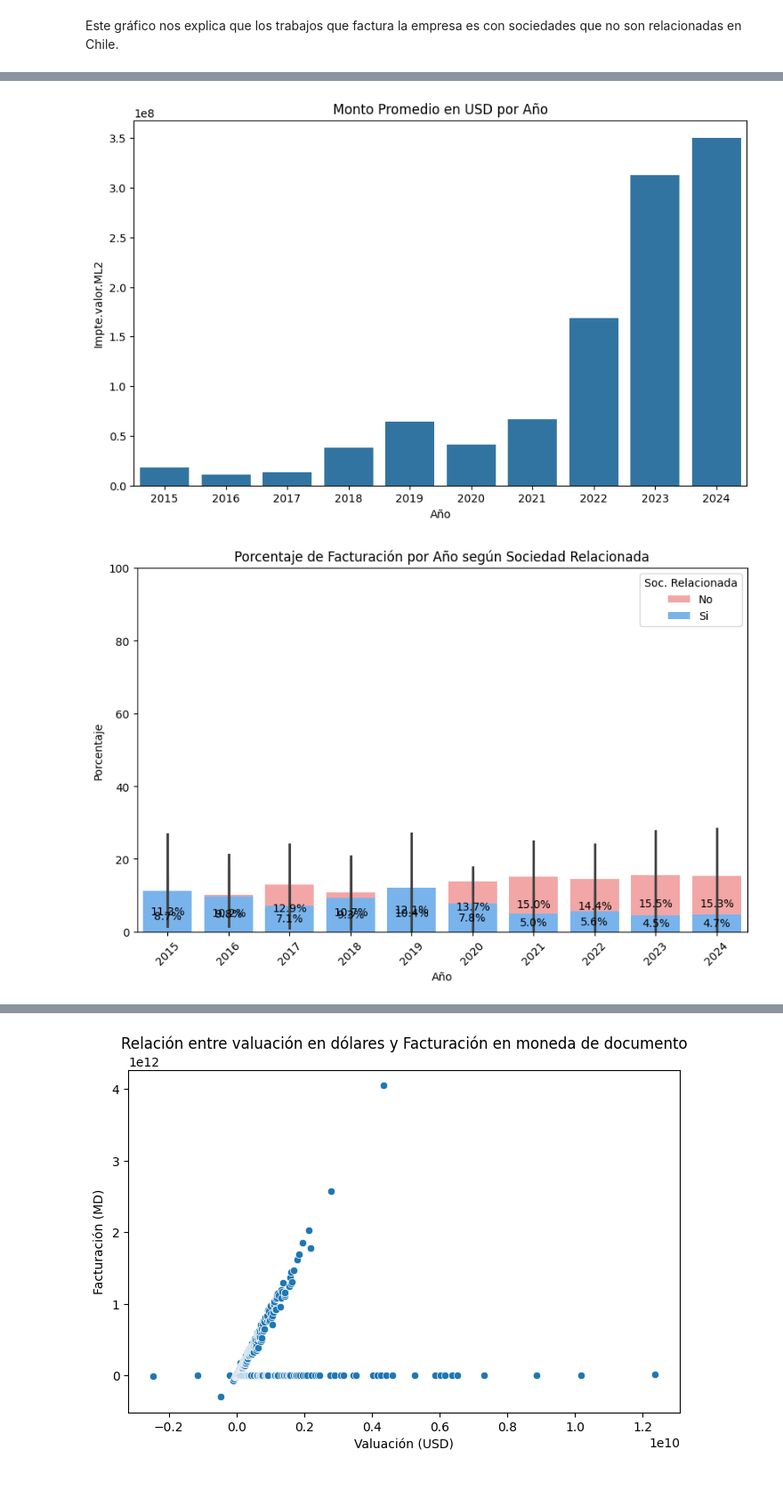
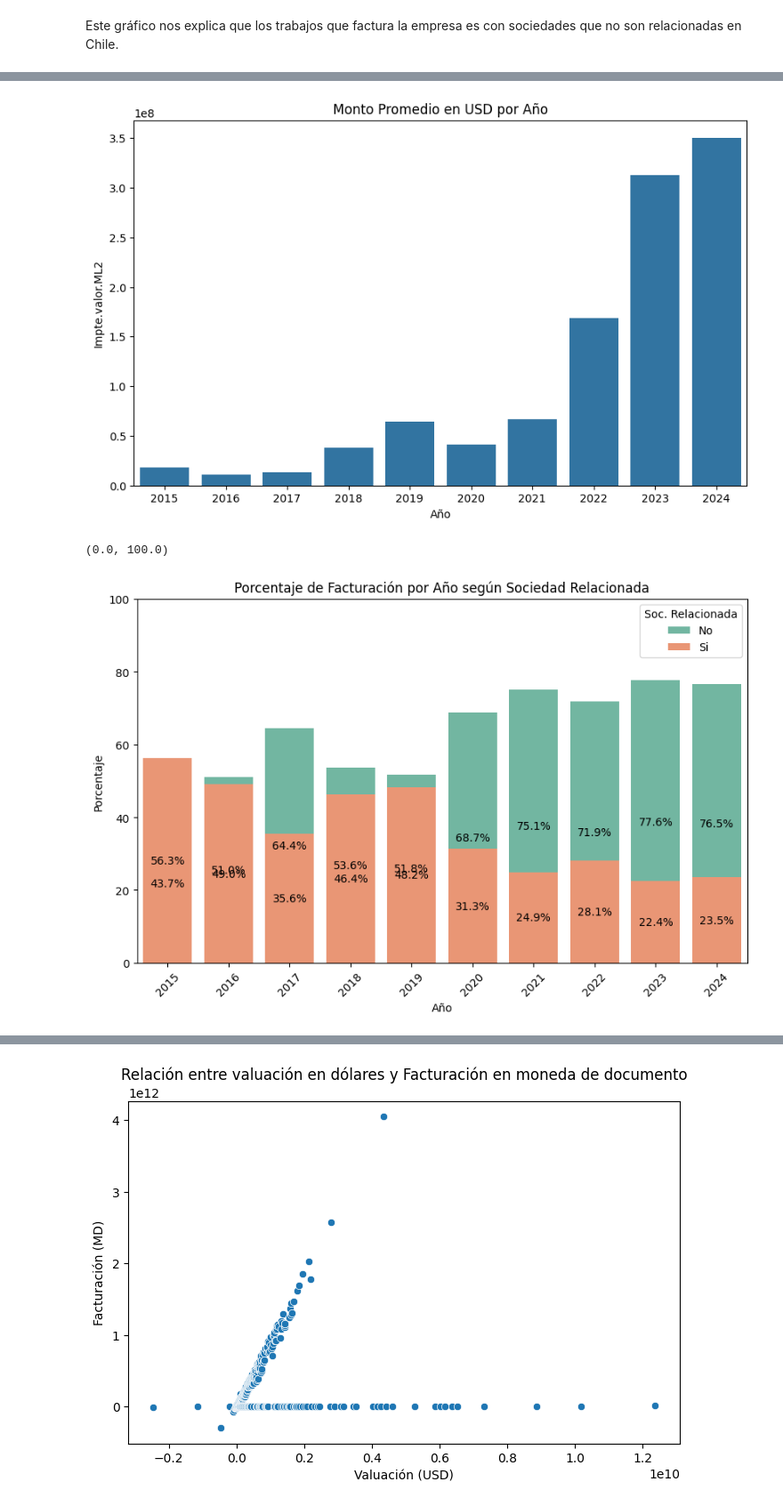
Before and after one commit to 1fac/mi_proyecto_git_61680, a Jupyter notebook: Mi_proyecto_61680.ipynb, the cells around one changed output, grey strips where cells are left out. Shown at 89% size. Cells and saved outputs as stored; diff of their text form; code cells hidden in the pictures.

```diff
--- a/Mi_proyecto_61680.ipynb
+++ b/Mi_proyecto_61680.ipynb
@@ -1246,25 +1327,30 @@ plt.show()
 facturacion_agrupada = facturacion_chile.groupby(['Año', 'Soc. Relacionada'])['Impte.valor.ML2'].sum().reset_index()
 
 # Obtener el total por año
-total_por_anio = facturacion_agrupada.groupby('Año')['Impte.valor.ML2'].sum()
+total_por_anio = facturacion_agrupada.groupby('Año')['Impte.valor.ML2'].sum().to_dict()
 
 # Calcular el porcentaje
 facturacion_agrupada['Porcentaje'] = facturacion_agrupada.apply(lambda row: (row['Impte.valor.ML2'] / total_por_anio[row['Año']]) * 100, axis=1)
 
-# Crear el gráfico
 plt.figure(figsize=(10, 6))
-sns.barplot(x='Año', y='Porcentaje', hue='Soc. Relacionada', data=facturacion_agrupada, palette=['#FF9999', '#66B3FF'])
 
-# Agregar etiquetas de porcentaje en las barras
-for container in plt.gca().containers:
-    plt.gca().bar_label(container, fmt='%.1f%%', label_type='edge', fontsize=10, padding=3)
+# Crear gráfico de barras apiladas para que la suma sea 100% por año
+sns.barplot(x='Año', y='Porcentaje', hue='Soc. Relacionada',
+            data=facturacion_agrupada, palette=['#FF9999', '#66B3FF'], dodge=False)
+
+# Agregar etiquetas dentro de las barras
+for p in plt.gca().patches:
+    height = p.get_height()
+    if height > 0:  # Solo agregar etiquetas si hay datos
+        plt.gca().text(p.get_x() + p.get_width() / 2, p.get_y() + height / 2,
+                       f'{height:.1f}%', ha='center', va='center', fontsize=10, color='black')
 
 plt.title('Porcentaje de Facturación por Año según Sociedad Relacionada')
 plt.ylabel('Porcentaje')
 plt.xlabel('Año')
 plt.legend(title='Soc. Relacionada')
 plt.xticks(rotation=45)
-plt.ylim(0, 120)
+plt.ylim(0, 120)  # Ahora aseguramos que la escala siempre llegue al 100%
 plt.show()
 # %% [output]
 [figure]
@@ -1277,34 +1363,41 @@ plt.title('Monto Promedio en USD por Año')
 plt.show()
 
 # Agrupar la facturación total y la de sociedades relacionadas por año
 facturacion_agrupada_1 = Facturación_América.groupby(['Año', 'Soc. Relacionada'])['Impte.valor.ML2'].sum().reset_index()
 
 # Obtener el total por año
 total_por_anio = facturacion_agrupada.groupby('Año')['Impte.valor.ML2'].sum().to_dict()
+# Agrupar la facturación total y la de sociedades relacionadas por año
+facturacion_agrupada = Facturación_América.groupby(['Año', 'Soc. Relacionada'])['Impte.valor.ML2'].sum().reset_index()
+
+# Obtener el total por año
+total_por_anio = facturacion_agrupada.groupby('Año')['Impte.valor.ML2'].sum().to_dict()
 
 # Calcular el porcentaje
 facturacion_agrupada['Porcentaje'] = facturacion_agrupada.apply(lambda row: (row['Impte.valor.ML2'] / total_por_anio[row['Año']]) * 100, axis=1)
 
-plt.figure(figsize=(10, 6))
+# Paleta de colores mejorada
+palette = sns.color_palette("Set2")
 
 # Crear gráfico de barras apiladas para que la suma sea 100% por año
+plt.figure(figsize=(10, 6))
 sns.barplot(x='Año', y='Porcentaje', hue='Soc. Relacionada',
-            data=facturacion_agrupada, palette=['#FF9999', '#66B3FF'], dodge=False)
+            data=facturacion_agrupada, palette=palette, dodge=False)
 
 # Agregar etiquetas dentro de las barras
 for p in plt.gca().patches:
     height = p.get_height()
     if height > 0:  # Solo agregar etiquetas si hay datos
         plt.gca().text(p.get_x() + p.get_width() / 2, p.get_y() + height / 2,
                        f'{height:.1f}%', ha='center', va='center', fontsize=10, color='black')
 
 plt.title('Porcentaje de Facturación por Año según Sociedad Relacionada')
 plt.ylabel('Porcentaje')
 plt.xlabel('Año')
 plt.legend(title='Soc. Relacionada')
 plt.xticks(rotation=45)
 plt.ylim(0, 100)  # Ahora aseguramos que la escala siempre llegue al 100%
-plt.show()
 # %% [output]
 [figure]
+(0.0, 100.0)
-[figure, old version]
+[figure, new version]
```
Also changed, not shown: parts of 19 cells of this notebook.
